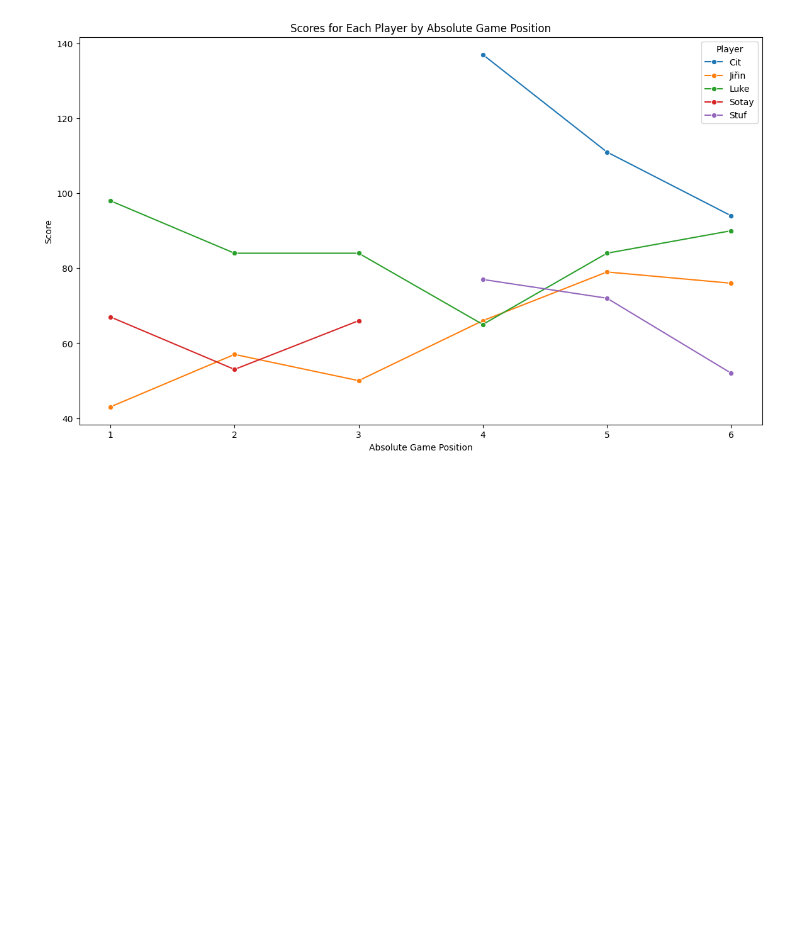
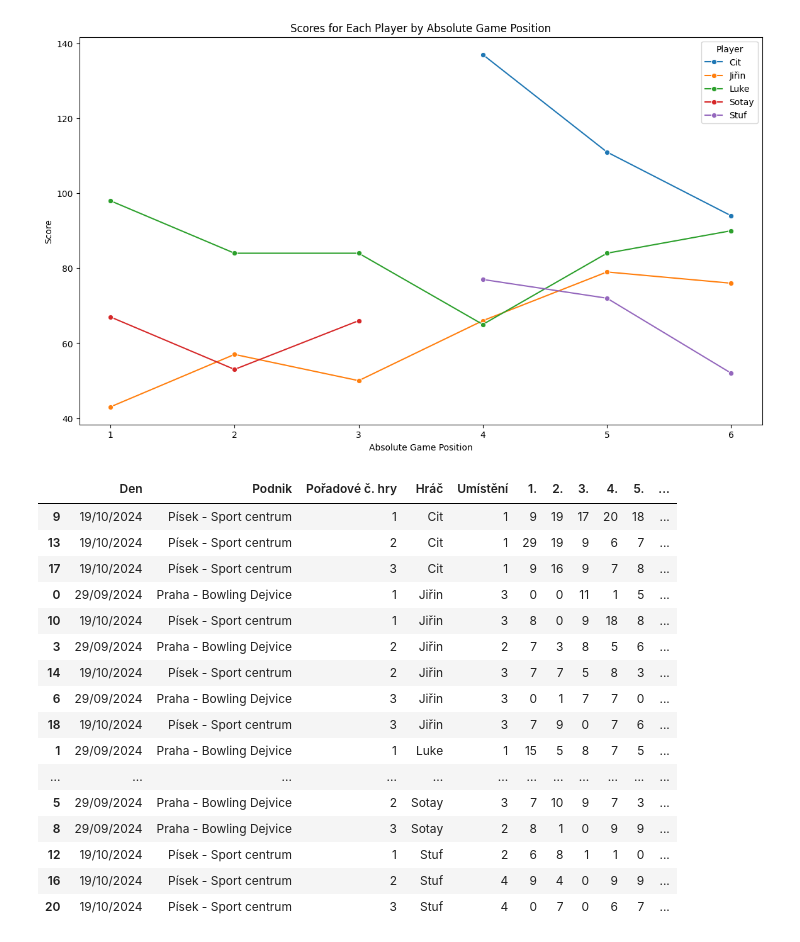
Before and after one commit to Zlabekma/Data, a Jupyter notebook: bowling_stats.ipynb, the cells around one changed output. Drawn from its saved outputs; the diff is of its cells as text; code cells hidden in the pictures; blank space fills up the shorter version.

```diff
--- a/bowling_stats.ipynb
+++ b/bowling_stats.ipynb
@@ -276,3 +276,23 @@ plt.legend(title='Player')
 plt.show()
 # %% [output]
 [figure]
+# %%
+df
+# %% [output]
+|  | Den | Podnik | Pořadové č. hry | Hráč | Umístění | 1. | 2. | 3. | 4. | 5. | ... |
+| 9 | 19/10/2024 | Písek - Sport centrum | 1 | Cit | 1 | 9 | 19 | 17 | 20 | 18 | ... |
+| 13 | 19/10/2024 | Písek - Sport centrum | 2 | Cit | 1 | 29 | 19 | 9 | 6 | 7 | ... |
+| 17 | 19/10/2024 | Písek - Sport centrum | 3 | Cit | 1 | 9 | 16 | 9 | 7 | 8 | ... |
+| 0 | 29/09/2024 | Praha - Bowling Dejvice | 1 | Jiřin | 3 | 0 | 0 | 11 | 1 | 5 | ... |
+| 10 | 19/10/2024 | Písek - Sport centrum | 1 | Jiřin | 3 | 8 | 0 | 9 | 18 | 8 | ... |
+| 3 | 29/09/2024 | Praha - Bowling Dejvice | 2 | Jiřin | 2 | 7 | 3 | 8 | 5 | 6 | ... |
+| 14 | 19/10/2024 | Písek - Sport centrum | 2 | Jiřin | 3 | 7 | 7 | 5 | 8 | 3 | ... |
+| 6 | 29/09/2024 | Praha - Bowling Dejvice | 3 | Jiřin | 3 | 0 | 1 | 7 | 7 | 0 | ... |
+| 18 | 19/10/2024 | Písek - Sport centrum | 3 | Jiřin | 3 | 7 | 9 | 0 | 7 | 6 | ... |
+| 1 | 29/09/2024 | Praha - Bowling Dejvice | 1 | Luke | 1 | 15 | 5 | 8 | 7 | 5 | ... |
+| ... | ... | ... | ... | ... | ... | ... | ... | ... | ... | ... | ... |
+| 5 | 29/09/2024 | Praha - Bowling Dejvice | 2 | Sotay | 3 | 7 | 10 | 9 | 7 | 3 | ... |
+| 8 | 29/09/2024 | Praha - Bowling Dejvice | 3 | Sotay | 2 | 8 | 1 | 0 | 9 | 9 | ... |
+| 12 | 19/10/2024 | Písek - Sport centrum | 1 | Stuf | 2 | 6 | 8 | 1 | 1 | 0 | ... |
+| 16 | 19/10/2024 | Písek - Sport centrum | 2 | Stuf | 4 | 9 | 4 | 0 | 9 | 9 | ... |
+| 20 | 19/10/2024 | Písek - Sport centrum | 3 | Stuf | 4 | 0 | 7 | 0 | 6 | 7 | ... |
```
